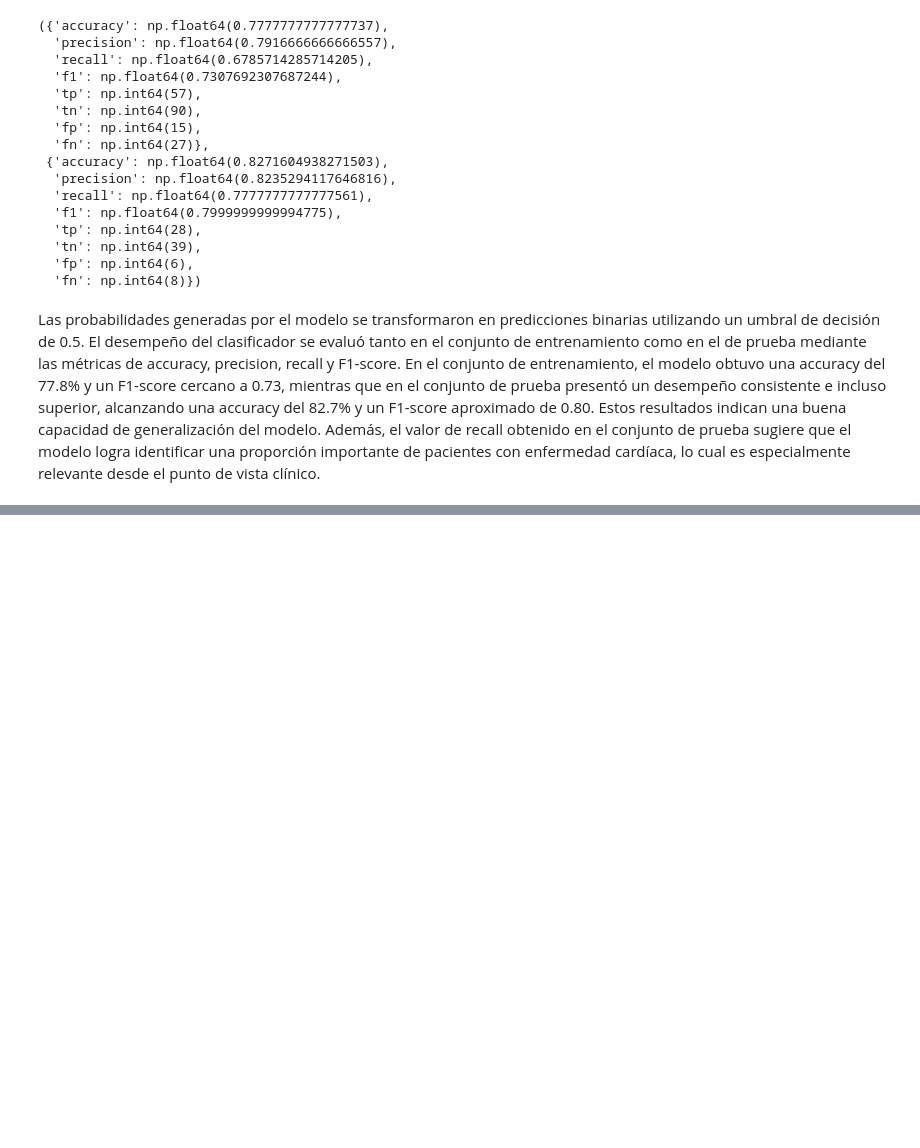
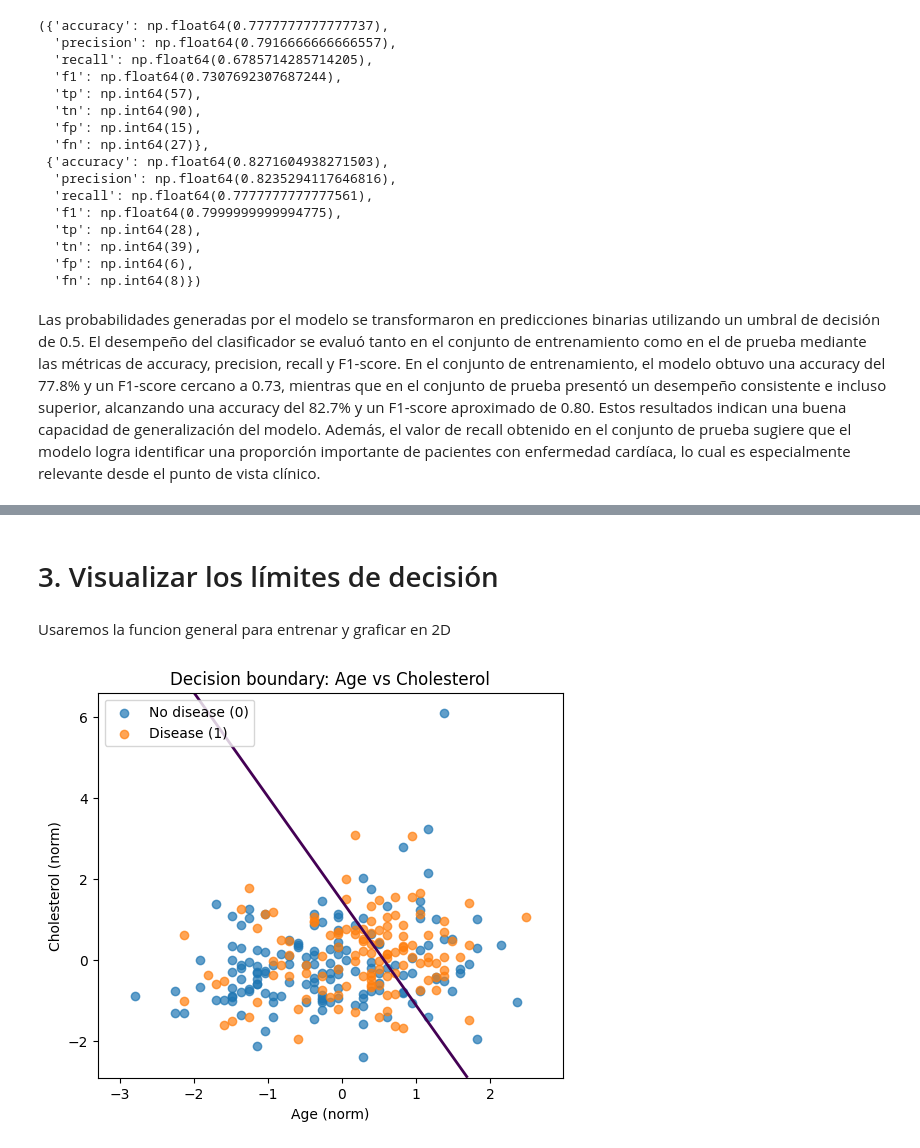
Before and after one commit to t0masespitia/Heart-Disease-Risk-Prediction-Logistic-Regression-Homework---Tomas-Espitia, a Jupyter notebook: heart_disease_lr_analysis.ipynb, the cells around one changed output, grey strips where cells are left out. Drawn from its saved outputs; the diff is of its cells as text; code cells hidden in the pictures; blank space fills up the shorter version.

```diff
--- a/heart_disease_lr_analysis.ipynb
+++ b/heart_disease_lr_analysis.ipynb
@@ -507,0 +537,51 @@ Las probabilidades generadas por el modelo se transformaron en predicciones bina
+# %% [markdown]
+# 3. Visualizar los límites de decisión
+# %% [markdown]
+Usaremos la funcion general para entrenar y graficar en 2D
+# %%
+def plot_decision_boundary_2d(df, feature1, feature2, target_col="Heart Disease",
+                              alpha=0.01, iters=3000):
+
+    X = df[[feature1, feature2]].values.astype(float)
+    y = df[target_col].values.reshape(-1, 1)
+
+    mu = X.mean(axis=0, keepdims=True)
+    sigma = X.std(axis=0, keepdims=True) + 1e-8
+    Xn = (X - mu) / sigma
+
+    w = np.zeros((2, 1))
+    b = 0.0
+
+    for _ in range(iters):
+        z = Xn @ w + b
+        y_hat = sigmoid(z)
+        dz = y_hat - y
+        dw = (Xn.T @ dz) / len(Xn)
+        db = np.mean(dz)
+        w -= alpha * dw
+        b -= alpha * db
+
+    x1_min, x1_max = Xn[:,0].min()-0.5, Xn[:,0].max()+0.5
+    x2_min, x2_max = Xn[:,1].min()-0.5, Xn[:,1].max()+0.5
+    xx, yy = np.meshgrid(
+        np.linspace(x1_min, x1_max, 200),
+        np.linspace(x2_min, x2_max, 200)
+    )
+    grid = np.c_[xx.ravel(), yy.ravel()]
+    probs = sigmoid(grid @ w + b).reshape(xx.shape)
+
+    plt.figure(figsize=(6,5))
+    plt.contour(xx, yy, probs, levels=[0.5], linewidths=2)
+    plt.scatter(Xn[y.flatten()==0,0], Xn[y.flatten()==0,1],
+                label="No disease (0)", alpha=0.7)
+    plt.scatter(Xn[y.flatten()==1,0], Xn[y.flatten()==1,1],
+                label="Disease (1)", alpha=0.7)
+    plt.xlabel(feature1 + " (norm)")
+    plt.ylabel(feature2 + " (norm)")
+    plt.title(f"Decision boundary: {feature1} vs {feature2}")
+    plt.legend()
+    plt.show()
+# %%
+plot_decision_boundary_2d(df, "Age", "Cholesterol")
+# %% [output]
+[figure, added]
```
Also changed, not shown: parts of 27 cells of this notebook, 2 other files.
